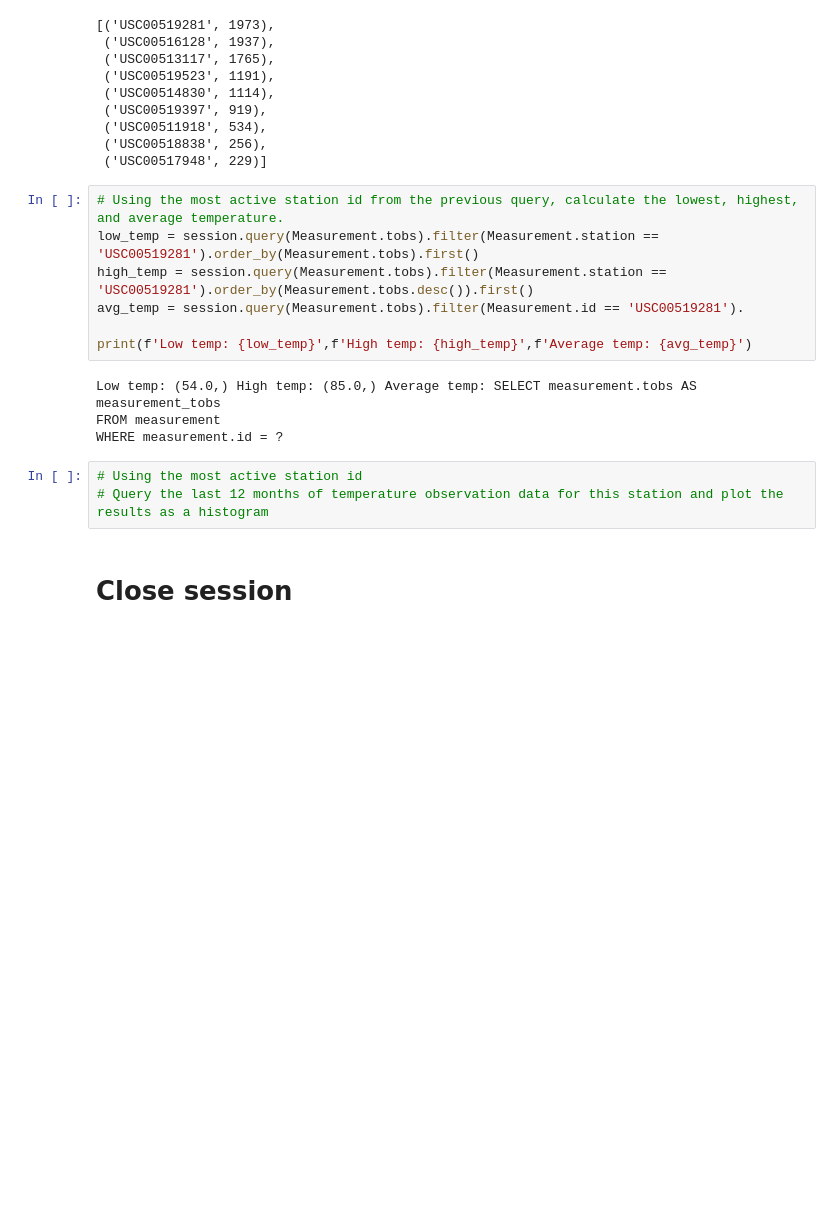
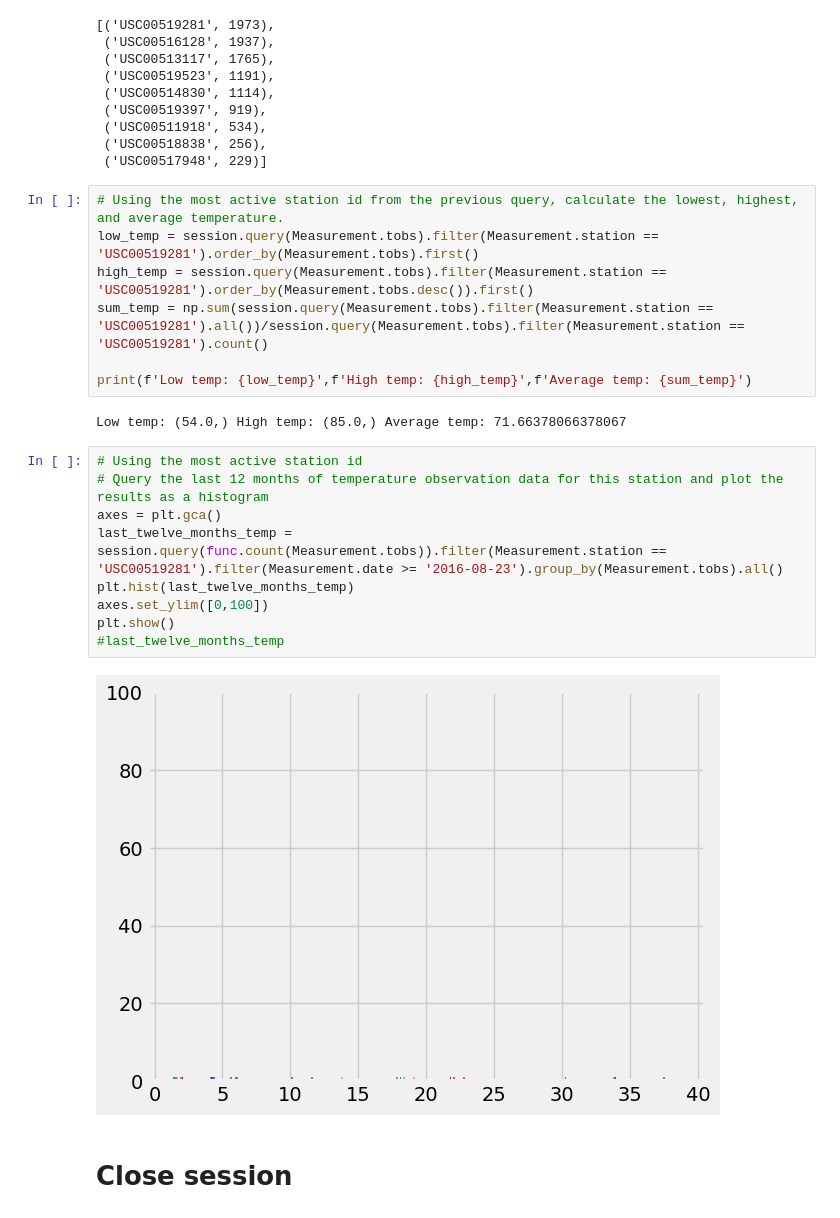
Before and after one commit to Rojodu/sqlalchemy-challenge, a Jupyter notebook: Surfin/climate_starter.ipynb, the cells around one changed output. Cells and saved outputs as stored; diff of their text form; blank space fills up the shorter version.

```diff
--- a/Surfin/climate_starter.ipynb
+++ b/Surfin/climate_starter.ipynb
@@ -104,16 +104,22 @@ station_activity
 # Using the most active station id from the previous query, calculate the lowest, highest, and average temperature.
 low_temp = session.query(Measurement.tobs).filter(Measurement.station == 'USC00519281').order_by(Measurement.tobs).first()
 high_temp = session.query(Measurement.tobs).filter(Measurement.station == 'USC00519281').order_by(Measurement.tobs.desc()).first()
-avg_temp = session.query(Measurement.tobs).filter(Measurement.id == 'USC00519281').
+sum_temp = np.sum(session.query(Measurement.tobs).filter(Measurement.station == 'USC00519281').all())/session.query(Measurement.tobs).filter(Measurement.station == 'USC00519281').count()
 
-print(f'Low temp: {low_temp}',f'High temp: {high_temp}',f'Average temp: {avg_temp}')
+print(f'Low temp: {low_temp}',f'High temp: {high_temp}',f'Average temp: {sum_temp}')
 # %% [output]
-Low temp: (54.0,) High temp: (85.0,) Average temp: SELECT measurement.tobs AS measurement_tobs
-FROM measurement
-WHERE measurement.id = ?
+Low temp: (54.0,) High temp: (85.0,) Average temp: 71.66378066378067
 # %%
 # Using the most active station id
 # Query the last 12 months of temperature observation data for this station and plot the results as a histogram
+axes = plt.gca()
+last_twelve_months_temp = session.query(func.count(Measurement.tobs)).filter(Measurement.station == 'USC00519281').filter(Measurement.date >= '2016-08-23').group_by(Measurement.tobs).all()
+plt.hist(last_twelve_months_temp)
+axes.set_ylim([0,100])
+plt.show()
+#last_twelve_months_temp
+# %% [output]
+[figure, added]
 # %% [markdown]
 # Close session
 # %%
```
Also changed, not shown: parts of 1 cell of this notebook, 1 other file.
